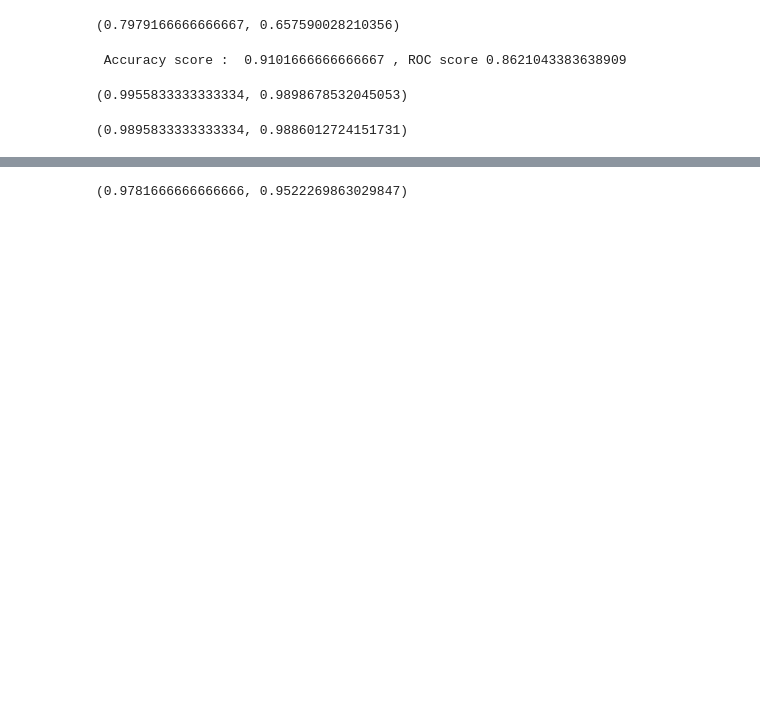
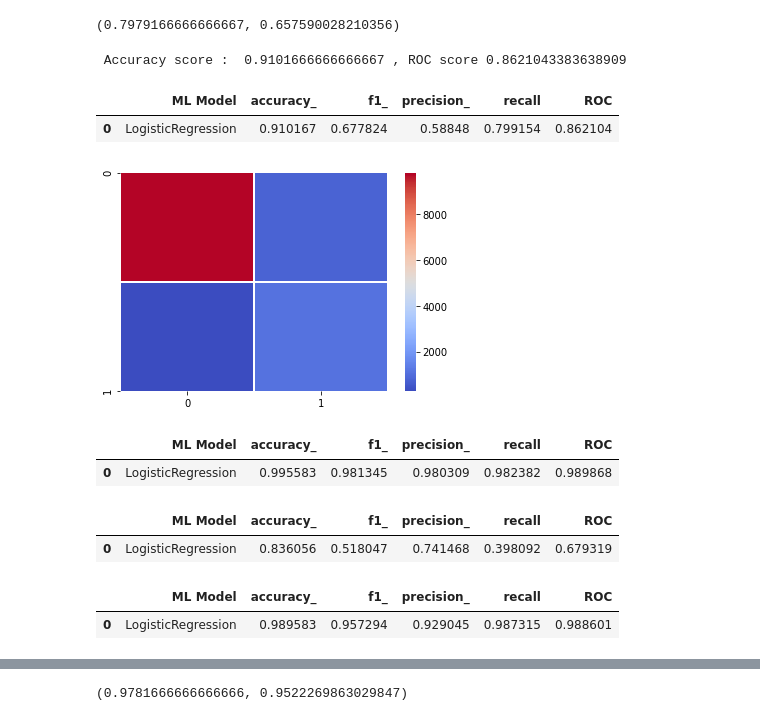
Before and after one commit to dsdata2000/springboard, a Jupyter notebook: default_credit_card_client_v3.ipynb, the cells around one changed output, grey strips where cells are left out. Drawn from its saved outputs; the diff is of its cells as text; code cells hidden in the pictures; blank space fills up the shorter version.

```diff
--- a/default_credit_card_client_v3.ipynb
+++ b/default_credit_card_client_v3.ipynb
@@ -929,20 +955,69 @@ y_t = dtc.predict(x_t)
 print( ' Accuracy score : ', accuracy_score(y_t, y_p), ', ROC score', roc_auc_score(y_t, y_p))
 # %% [output]
  Accuracy score :  0.9101666666666667 , ROC score 0.8621043383638909
+# %%
+accu = accuracy_score(y_t, y_p)
+f1 = f1_score(y_t, y_p)
+prece = precision_score(y_t, y_p)
+recal = recall_score(y_t, y_p)
+roc = roc_auc_score(y_t, y_p)
+
+matric_v = ['LogisticRegression', accu, f1, prece, recal, roc]
+matric_n = ['ML Model', 'accuracy_', 'f1_', 'precision_', 'recall', 'ROC']
+
+cmatrix = confusion_matrix(y_t, y_p)
+sns.heatmap(cmatrix, cbar=True, square=False, linewidth=1.0, cmap='coolwarm')
+
+pd.DataFrame( [['LogisticRegression', accu, f1, prece, recal, roc]], columns= matric_n )
+# %% [output]
+|  | ML Model | accuracy_ | f1_ | precision_ | recall | ROC |
+| 0 | LogisticRegression | 0.910167 | 0.677824 | 0.58848 | 0.799154 | 0.862104 |
+[figure, added]
 # %%
 from sklearn.ensemble import ExtraTreesClassifier
 from sklearn.datasets import make_classification
 clf_extree = ExtraTreesClassifier()
 clf_extree.fit(x_tr, y_tr)
-y_h = clf_extree.predict(x_t)
-accuracy_score(y_t, y_h), roc_auc_score(y_t, y_h)
+y_p = clf_extree.predict(x_t)
-# %% [output]
-(0.9955833333333334, 0.9898678532045053)
+# %%
+accu = accuracy_score(y_t, y_p)
+f1 = f1_score(y_t, y_p)
+prece = precision_score(y_t, y_p)
+recal = recall_score(y_t, y_p)
+roc = roc_auc_score(y_t, y_p)
+
+matric_n = ['ML Model', 'accuracy_', 'f1_', 'precision_', 'recall', 'ROC']
+pd.DataFrame( [['LogisticRegression', accu, f1, prece, recal, roc]], columns= matric_n )
+# %% [output]
+|  | ML Model | accuracy_ | f1_ | precision_ | recall | ROC |
+| 0 | LogisticRegression | 0.995583 | 0.981345 | 0.980309 | 0.982382 | 0.989868 |
+# %%
+y_tr_p = clf_extree.predict(x_tr)
+accu = accuracy_score(y_tr, y_tr_p)
+f1 = f1_score(y_tr, y_tr_p)
+prece = precision_score(y_tr, y_tr_p)
+recal = recall_score(y_tr, y_tr_p)
+roc = roc_auc_score(y_tr, y_tr_p)
+
+matric_n = ['ML Model', 'accuracy_', 'f1_', 'precision_', 'recall', 'ROC']
+pd.DataFrame( [['LogisticRegression', accu, f1, prece, recal, roc]], columns= matric_n )
+# %% [output]
+|  | ML Model | accuracy_ | f1_ | precision_ | recall | ROC |
+| 0 | LogisticRegression | 0.836056 | 0.518047 | 0.741468 | 0.398092 | 0.679319 |
 # %%
 from sklearn.ensemble import RandomForestClassifier
 clf = RandomForestClassifier()
 clf.fit(x_tr, y_tr)
 y_p = clf.predict(x_t)
-accuracy_score(y_t, y_p), roc_auc_score(y_t, y_p)
-# %% [output]
-(0.9895833333333334, 0.9886012724151731)
+# %%
+accu = accuracy_score(y_t, y_p)
+f1 = f1_score(y_t, y_p)
+prece = precision_score(y_t, y_p)
+recal = recall_score(y_t, y_p)
+roc = roc_auc_score(y_t, y_p)
+
+matric_n = ['ML Model', 'accuracy_', 'f1_', 'precision_', 'recall', 'ROC']
+pd.DataFrame( [['LogisticRegression', accu, f1, prece, recal, roc]], columns= matric_n )
+# %% [output]
+|  | ML Model | accuracy_ | f1_ | precision_ | recall | ROC |
+| 0 | LogisticRegression | 0.989583 | 0.957294 | 0.929045 | 0.987315 | 0.988601 |
```
Also changed, not shown: parts of 36 cells of this notebook.
